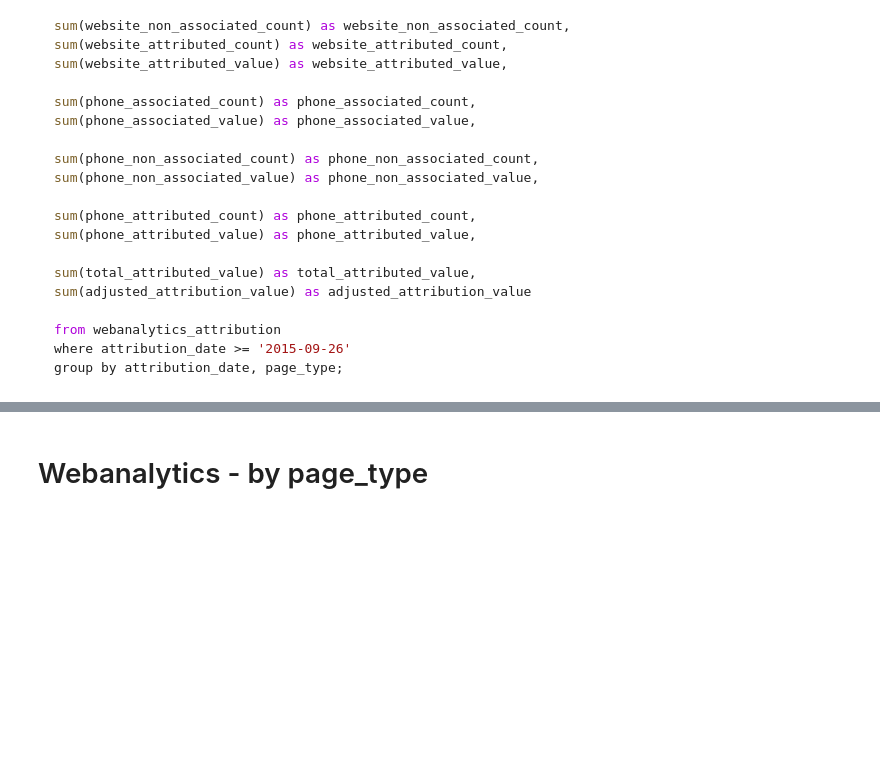
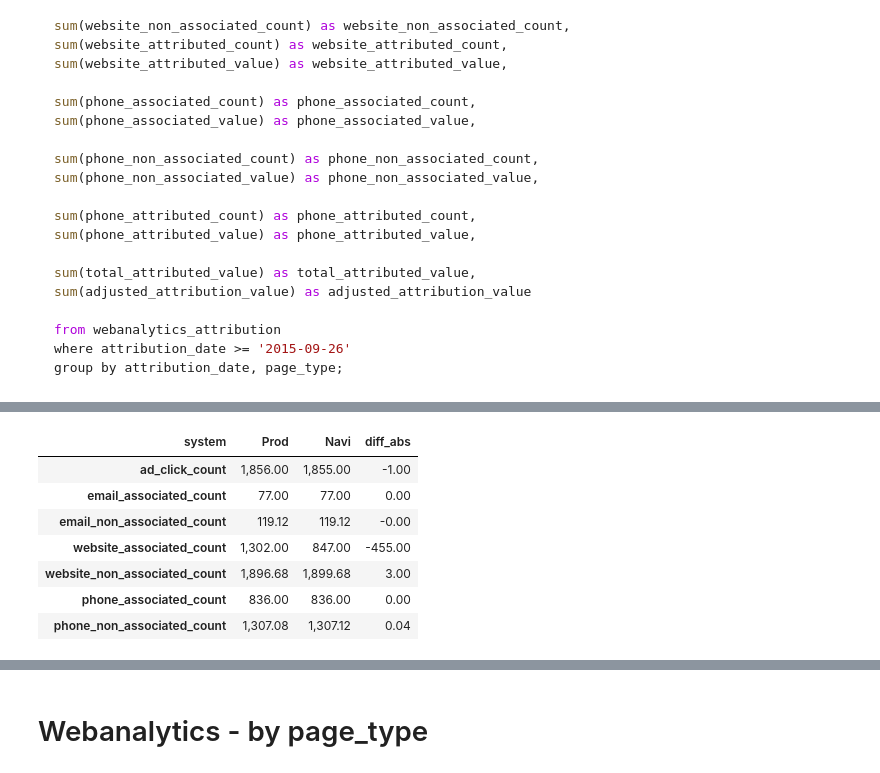
Before and after one commit to Bekbolatov/kaggle, a Jupyter notebook: notebooks/Navi_weblogs.ipynb, the cells around one changed output, grey strips where cells are left out. Saved outputs shown, nothing was run; the diff lists cells and outputs as text; code cells hidden in the pictures; blank space fills up the shorter version.

```diff
--- a/notebooks/Navi_weblogs.ipynb
+++ b/notebooks/Navi_weblogs.ipynb
@@ -289,2 +298,13 @@ acv_no_page_type
+# %%
+acv.ix['2015-10-04'].swaplevel(0,1).sort_index().groupby(level=[0]).sum()
+# %% [output]
+| system | Prod | Navi | diff_abs |
+| ad_click_count | 1,856.00 | 1,855.00 | -1.00 |
+| email_associated_count | 77.00 | 77.00 | 0.00 |
+| email_non_associated_count | 119.12 | 119.12 | -0.00 |
+| website_associated_count | 1,302.00 | 847.00 | -455.00 |
+| website_non_associated_count | 1,896.68 | 1,899.68 | 3.00 |
+| phone_associated_count | 836.00 | 836.00 | 0.00 |
+| phone_non_associated_count | 1,307.08 | 1,307.12 | 0.04 |
 # %%
 acv.ix['2015-09-29'].swaplevel(0,1).sort_index().sum
```
Also changed, not shown: parts of 3 cells of this notebook, 6 other files.
